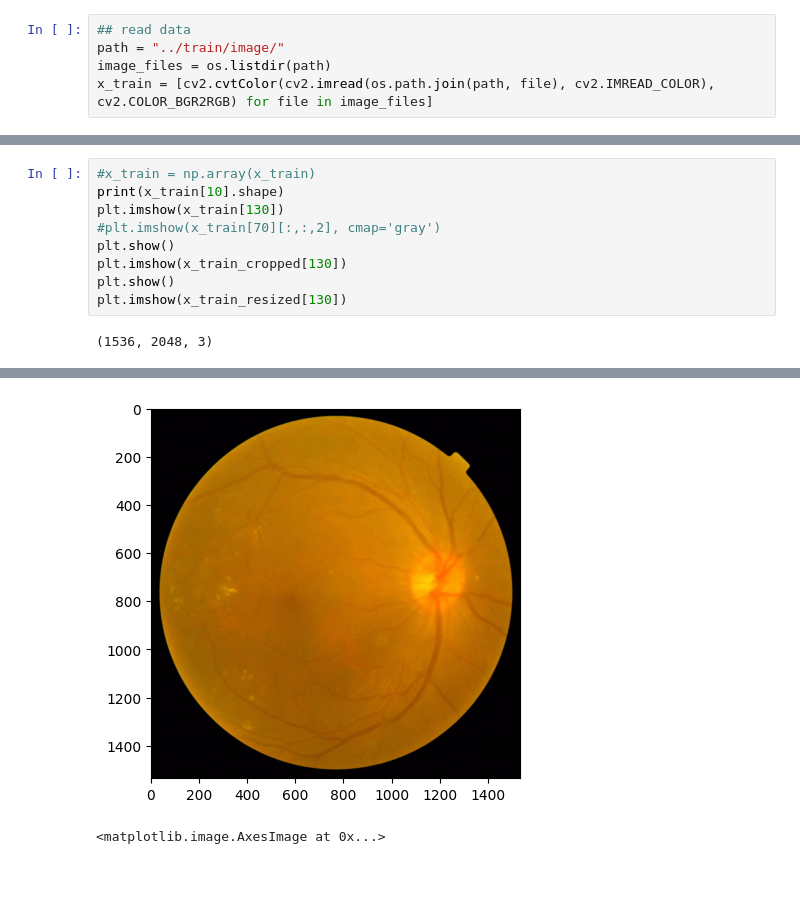
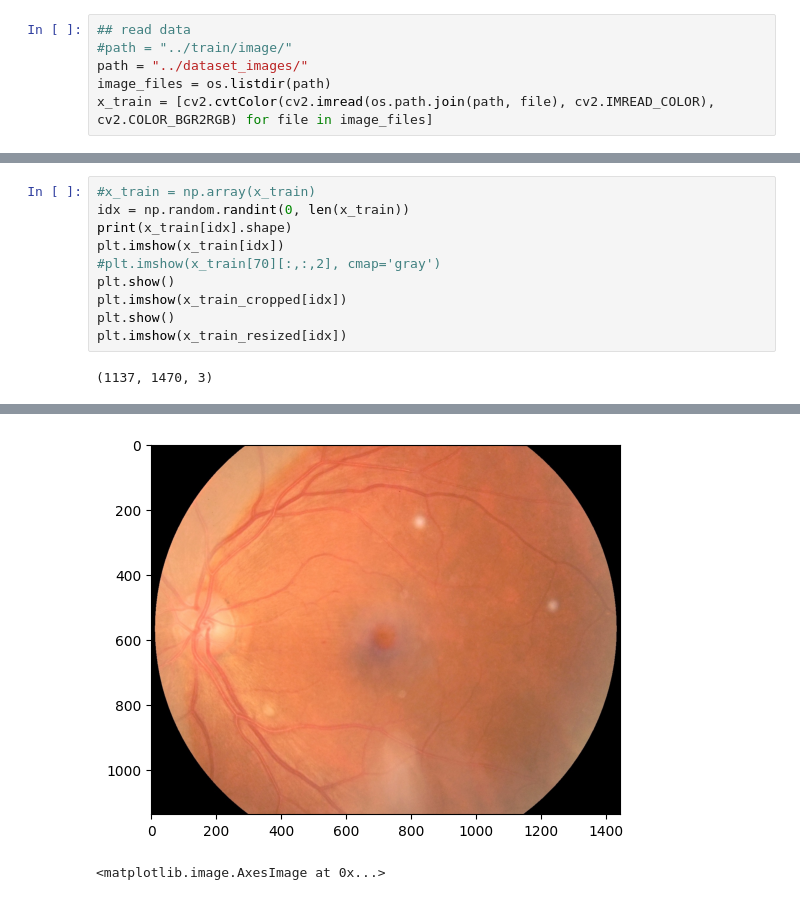
Before and after one commit to SiyungCho/Diabetic-Retinopathy-Detection, a Jupyter notebook: preprocessing.ipynb, the cells around one changed output, grey strips where cells are left out. Saved outputs shown, nothing was run; the diff lists cells and outputs as text.

```diff
--- a/preprocessing.ipynb
+++ b/preprocessing.ipynb
@@ -11,5 +13,6 @@ import cv2
 # %%
 ## read data
-path = "../train/image/"
+#path = "../train/image/"
+path = "../dataset_images/"
 image_files = os.listdir(path)
 x_train = [cv2.cvtColor(cv2.imread(os.path.join(path, file), cv2.IMREAD_COLOR), cv2.COLOR_BGR2RGB) for file in image_files]
@@ -95,11 +104,12 @@ min_c:  1088
 # %%
 #x_train = np.array(x_train)
-print(x_train[10].shape)
-plt.imshow(x_train[130])
+idx = np.random.randint(0, len(x_train))
+print(x_train[idx].shape)
+plt.imshow(x_train[idx])
 #plt.imshow(x_train[70][:,:,2], cmap='gray')
 plt.show()
-plt.imshow(x_train_cropped[130])
+plt.imshow(x_train_cropped[idx])
 plt.show()
-plt.imshow(x_train_resized[130])
+plt.imshow(x_train_resized[idx])
 # %% [output]
-(1536, 2048, 3)
+(1137, 1470, 3)
@@ -107,2 +117,2 @@ plt.imshow(x_train_resized[130])
-[figure, old version]
+[figure, new version]
 <matplotlib.image.AxesImage at 0x...>
```
Also changed, not shown: parts of 7 cells of this notebook.
